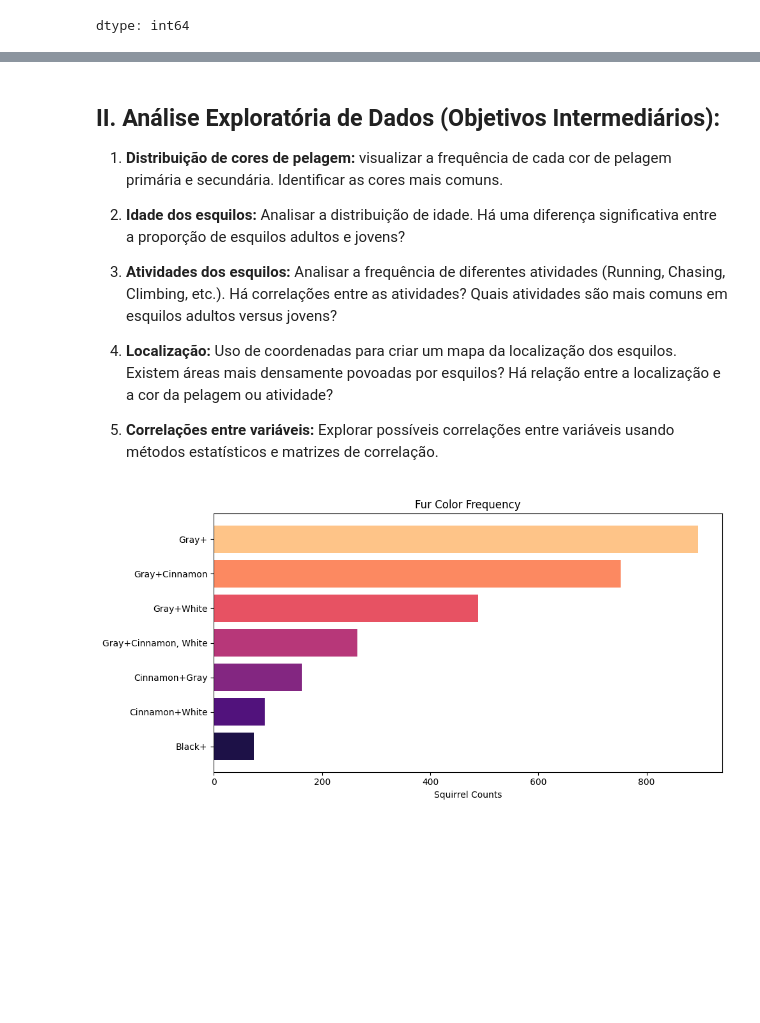
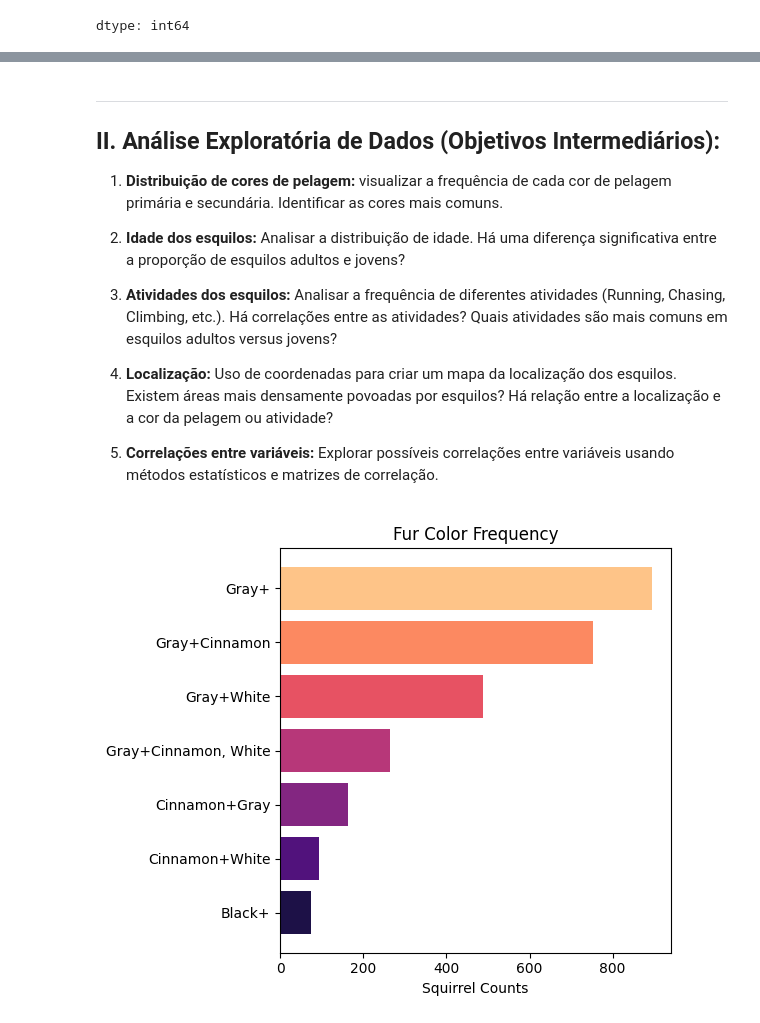
Before and after one commit to Mustasheep/Central-Park-Squirrel-Census, a Jupyter notebook: Central_Park_Squirrel_Census.ipynb, the cells around one changed output, grey strips where cells are left out. Drawn from its saved outputs; the diff is of its cells as text; code cells hidden in the pictures; blank space fills up the shorter version.

```diff
--- a/Central_Park_Squirrel_Census.ipynb
+++ b/Central_Park_Squirrel_Census.ipynb
@@ -154,6 +155,7 @@ Data columns (total 8 columns):
 dtypes: float64(2), object(6)
 memory usage: 208.7+ KB
 # %% [markdown]
+---------------------
 ## II. Análise Exploratória de Dados (Objetivos Intermediários):
 
 1. **Distribuição de cores de pelagem:**  visualizar a frequência de cada cor de pelagem primária e secundária.  Identificar as cores mais comuns.
@@ -168,15 +170,16 @@ memory usage: 208.7+ KB
 # %%
 # Visualizar a frequência de cor das pelagens
 top_7_colors = new_squirrel_data['Fur Color'].value_counts().head(7)
 sorted_index = top_7_colors.sort_values().index
 plt.figure(figsize=(10, 5))
 
+plt.subplot(1, 2, 1)
 plt.barh(sorted_index, top_7_colors[sorted_index], color=sns.color_palette("magma", 7))
 plt.title('Fur Color Frequency')
 plt.ylabel('')
 plt.xlabel('Squirrel Counts')
 
 plt.tight_layout()
 plt.show()
 # %% [output]
-[figure, old version]
+[figure, new version]
```
Also changed, not shown: parts of 1 cell of this notebook.
